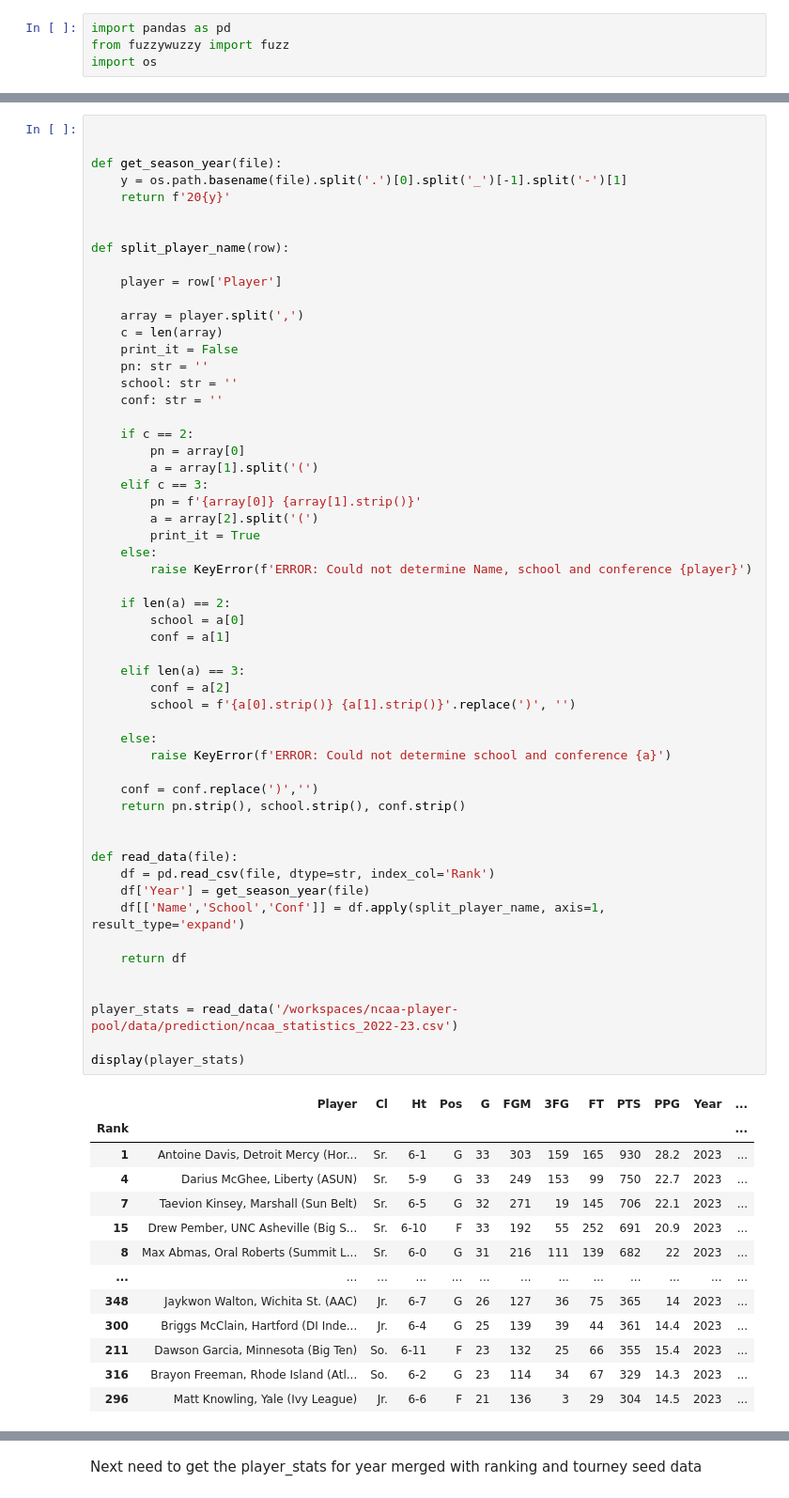
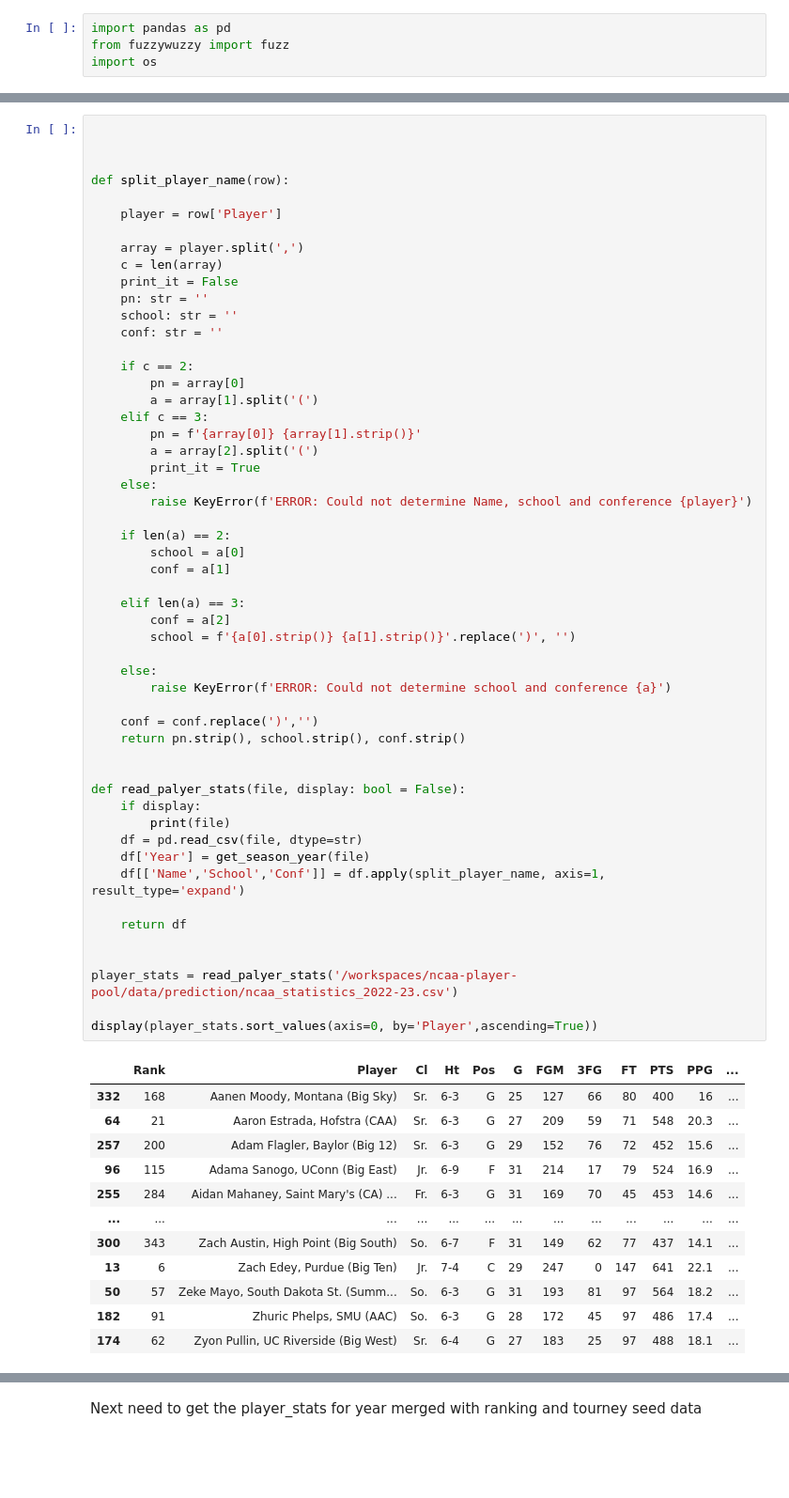
Before and after one commit to hopenbr/ncaa-player-pool, a Jupyter notebook: ncaa_player_pool/data-work.ipynb, the cells around one changed output, grey strips where cells are left out. Shown at 94% size. Cells and saved outputs as stored; diff of their text form; blank space fills up the shorter version.

Commit message:
working with predictions

```diff
--- a/ncaa_player_pool/data-work.ipynb
+++ b/ncaa_player_pool/data-work.ipynb
@@ -18,9 +74,5 @@ import os
 # %%
 
-
-def get_season_year(file):
-    y = os.path.basename(file).split('.')[0].split('_')[-1].split('-')[1]
-    return f'20{y}'
 
 
 def split_player_name(row):
@@ -40,47 +92,48 @@ def split_player_name(row):
     elif c == 3:
         pn = f'{array[0]} {array[1].strip()}'
         a = array[2].split('(')
         print_it = True
     else:
         raise KeyError(f'ERROR: Could not determine Name, school and conference {player}')
 
     if len(a) == 2:
         school = a[0]
         conf = a[1]
 
     elif len(a) == 3:
         conf = a[2]
         school = f'{a[0].strip()} {a[1].strip()}'.replace(')', '')
 
     else:
         raise KeyError(f'ERROR: Could not determine school and conference {a}')
 
     conf = conf.replace(')','')
     return pn.strip(), school.strip(), conf.strip()
 
 
-def read_data(file):
-    df = pd.read_csv(file, dtype=str, index_col='Rank')
+def read_palyer_stats(file, display: bool = False):
+    if display:
+        print(file)
+    df = pd.read_csv(file, dtype=str)
     df['Year'] = get_season_year(file)
     df[['Name','School','Conf']] = df.apply(split_player_name, axis=1, result_type='expand')
 
     return df
 
 
-player_stats = read_data('/workspaces/ncaa-player-pool/data/prediction/ncaa_statistics_2022-23.csv')
+player_stats = read_palyer_stats('/workspaces/ncaa-player-pool/data/prediction/ncaa_statistics_2022-23.csv')
 
-display(player_stats)
+display(player_stats.sort_values(axis=0, by='Player',ascending=True))
 # %% [output]
-|  | Player | Cl | Ht | Pos | G | FGM | 3FG | FT | PTS | PPG | Year | ... |
-| Rank |  |  |  |  |  |  |  |  |  |  |  | ... |
-| 1 | Antoine Davis, Detroit Mercy (Hor... | Sr. | 6-1 | G | 33 | 303 | 159 | 165 | 930 | 28.2 | 2023 | ... |
-| 4 | Darius McGhee, Liberty (ASUN) | Sr. | 5-9 | G | 33 | 249 | 153 | 99 | 750 | 22.7 | 2023 | ... |
-| 7 | Taevion Kinsey, Marshall (Sun Belt) | Sr. | 6-5 | G | 32 | 271 | 19 | 145 | 706 | 22.1 | 2023 | ... |
-| 15 | Drew Pember, UNC Asheville (Big S... | Sr. | 6-10 | F | 33 | 192 | 55 | 252 | 691 | 20.9 | 2023 | ... |
-| 8 | Max Abmas, Oral Roberts (Summit L... | Sr. | 6-0 | G | 31 | 216 | 111 | 139 | 682 | 22 | 2023 | ... |
+|  | Rank | Player | Cl | Ht | Pos | G | FGM | 3FG | FT | PTS | PPG | ... |
+| 332 | 168 | Aanen Moody, Montana (Big Sky) | Sr. | 6-3 | G | 25 | 127 | 66 | 80 | 400 | 16 | ... |
+| 64 | 21 | Aaron Estrada, Hofstra (CAA) | Sr. | 6-3 | G | 27 | 209 | 59 | 71 | 548 | 20.3 | ... |
+| 257 | 200 | Adam Flagler, Baylor (Big 12) | Sr. | 6-3 | G | 29 | 152 | 76 | 72 | 452 | 15.6 | ... |
+| 96 | 115 | Adama Sanogo, UConn (Big East) | Jr. | 6-9 | F | 31 | 214 | 17 | 79 | 524 | 16.9 | ... |
+| 255 | 284 | Aidan Mahaney, Saint Mary's (CA) ... | Fr. | 6-3 | G | 31 | 169 | 70 | 45 | 453 | 14.6 | ... |
 | ... | ... | ... | ... | ... | ... | ... | ... | ... | ... | ... | ... | ... |
-| 348 | Jaykwon Walton, Wichita St. (AAC) | Jr. | 6-7 | G | 26 | 127 | 36 | 75 | 365 | 14 | 2023 | ... |
-| 300 | Briggs McClain, Hartford (DI Inde... | Jr. | 6-4 | G | 25 | 139 | 39 | 44 | 361 | 14.4 | 2023 | ... |
-| 211 | Dawson Garcia, Minnesota (Big Ten) | So. | 6-11 | F | 23 | 132 | 25 | 66 | 355 | 15.4 | 2023 | ... |
-| 316 | Brayon Freeman, Rhode Island (Atl... | So. | 6-2 | G | 23 | 114 | 34 | 67 | 329 | 14.3 | 2023 | ... |
-| 296 | Matt Knowling, Yale (Ivy League) | Jr. | 6-6 | F | 21 | 136 | 3 | 29 | 304 | 14.5 | 2023 | ... |
+| 300 | 343 | Zach Austin, High Point (Big South) | So. | 6-7 | F | 31 | 149 | 62 | 77 | 437 | 14.1 | ... |
+| 13 | 6 | Zach Edey, Purdue (Big Ten) | Jr. | 7-4 | C | 29 | 247 | 0 | 147 | 641 | 22.1 | ... |
+| 50 | 57 | Zeke Mayo, South Dakota St. (Summ... | So. | 6-3 | G | 31 | 193 | 81 | 97 | 564 | 18.2 | ... |
+| 182 | 91 | Zhuric Phelps, SMU (AAC) | So. | 6-3 | G | 28 | 172 | 45 | 97 | 486 | 17.4 | ... |
+| 174 | 62 | Zyon Pullin, UC Riverside (Big West) | Sr. | 6-4 | G | 27 | 183 | 25 | 97 | 488 | 18.1 | ... |
```
Also changed, not shown: parts of 30 cells of this notebook.
